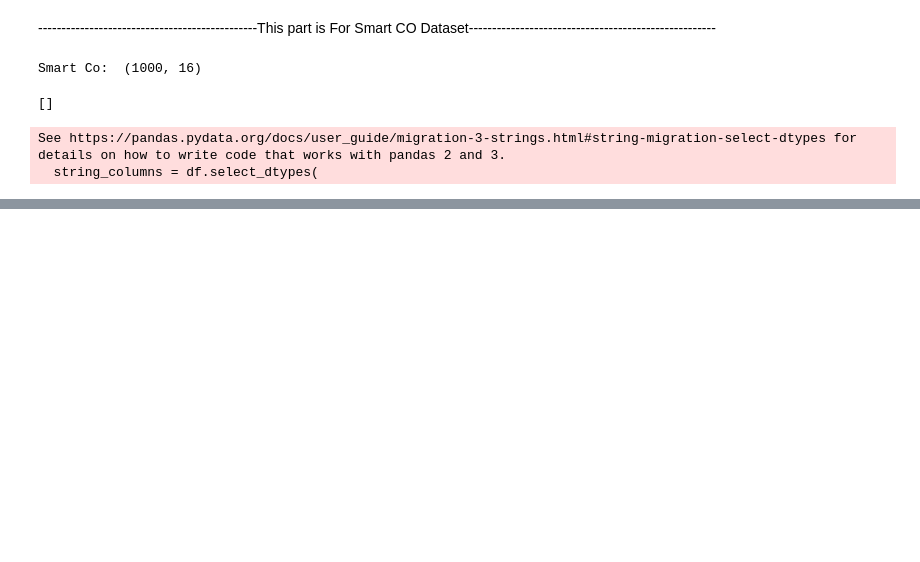
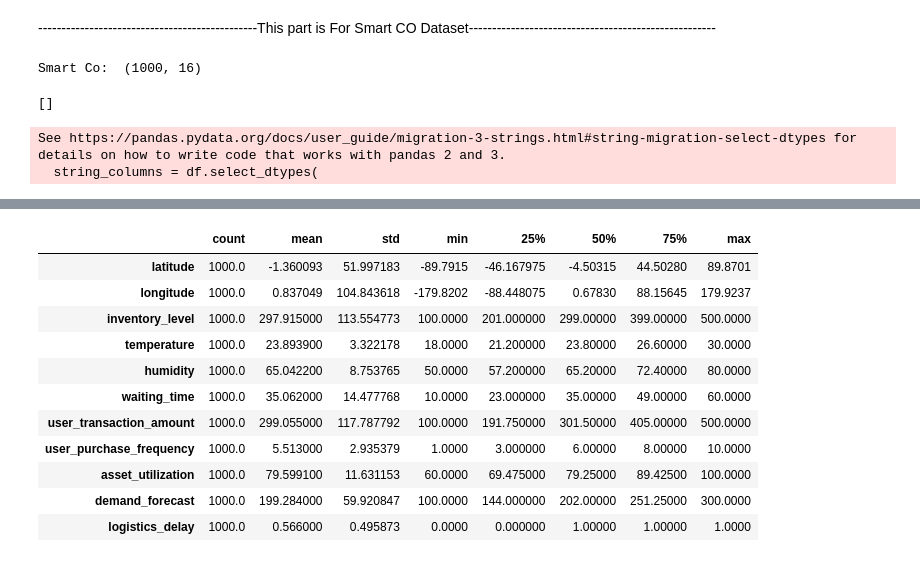
Before and after one commit to anuj22045/cargopulse-ai, a Jupyter notebook: backend/notebooks/02_data_cleaning.ipynb, the cells around one changed output, grey strips where cells are left out. Saved outputs shown, nothing was run; the diff lists cells and outputs as text; code cells hidden in the pictures; blank space fills up the shorter version.

```diff
--- a/backend/notebooks/02_data_cleaning.ipynb
+++ b/backend/notebooks/02_data_cleaning.ipynb
@@ -136,0 +596,6 @@ smart = smart.replace(
+# %%
+if "timestamp" in smart.columns:
+    smart["timestamp"] = pd.to_datetime(
+        smart["timestamp"],
+        errors="coerce"
+    )
@@ -136,0 +617,18 @@ smart = smart.replace(
+# %%
+##check numerical columns
+smart.select_dtypes(
+    include=np.number
+).describe().T
+# %% [output]
+|  | count | mean | std | min | 25% | 50% | 75% | max |
+| latitude | 1000.0 | -1.360093 | 51.997183 | -89.7915 | -46.167975 | -4.50315 | 44.50280 | 89.8701 |
+| longitude | 1000.0 | 0.837049 | 104.843618 | -179.8202 | -88.448075 | 0.67830 | 88.15645 | 179.9237 |
+| inventory_level | 1000.0 | 297.915000 | 113.554773 | 100.0000 | 201.000000 | 299.00000 | 399.00000 | 500.0000 |
+| temperature | 1000.0 | 23.893900 | 3.322178 | 18.0000 | 21.200000 | 23.80000 | 26.60000 | 30.0000 |
+| humidity | 1000.0 | 65.042200 | 8.753765 | 50.0000 | 57.200000 | 65.20000 | 72.40000 | 80.0000 |
+| waiting_time | 1000.0 | 35.062000 | 14.477768 | 10.0000 | 23.000000 | 35.00000 | 49.00000 | 60.0000 |
+| user_transaction_amount | 1000.0 | 299.055000 | 117.787792 | 100.0000 | 191.750000 | 301.50000 | 405.00000 | 500.0000 |
+| user_purchase_frequency | 1000.0 | 5.513000 | 2.935379 | 1.0000 | 3.000000 | 6.00000 | 8.00000 | 10.0000 |
+| asset_utilization | 1000.0 | 79.599100 | 11.631153 | 60.0000 | 69.475000 | 79.25000 | 89.42500 | 100.0000 |
+| demand_forecast | 1000.0 | 199.284000 | 59.920847 | 100.0000 | 144.000000 | 202.00000 | 251.25000 | 300.0000 |
+| logistics_delay | 1000.0 | 0.566000 | 0.495873 | 0.0000 | 0.000000 | 1.00000 | 1.00000 | 1.0000 |
```
Also changed, not shown: parts of 71 cells of this notebook, 2 other files.
